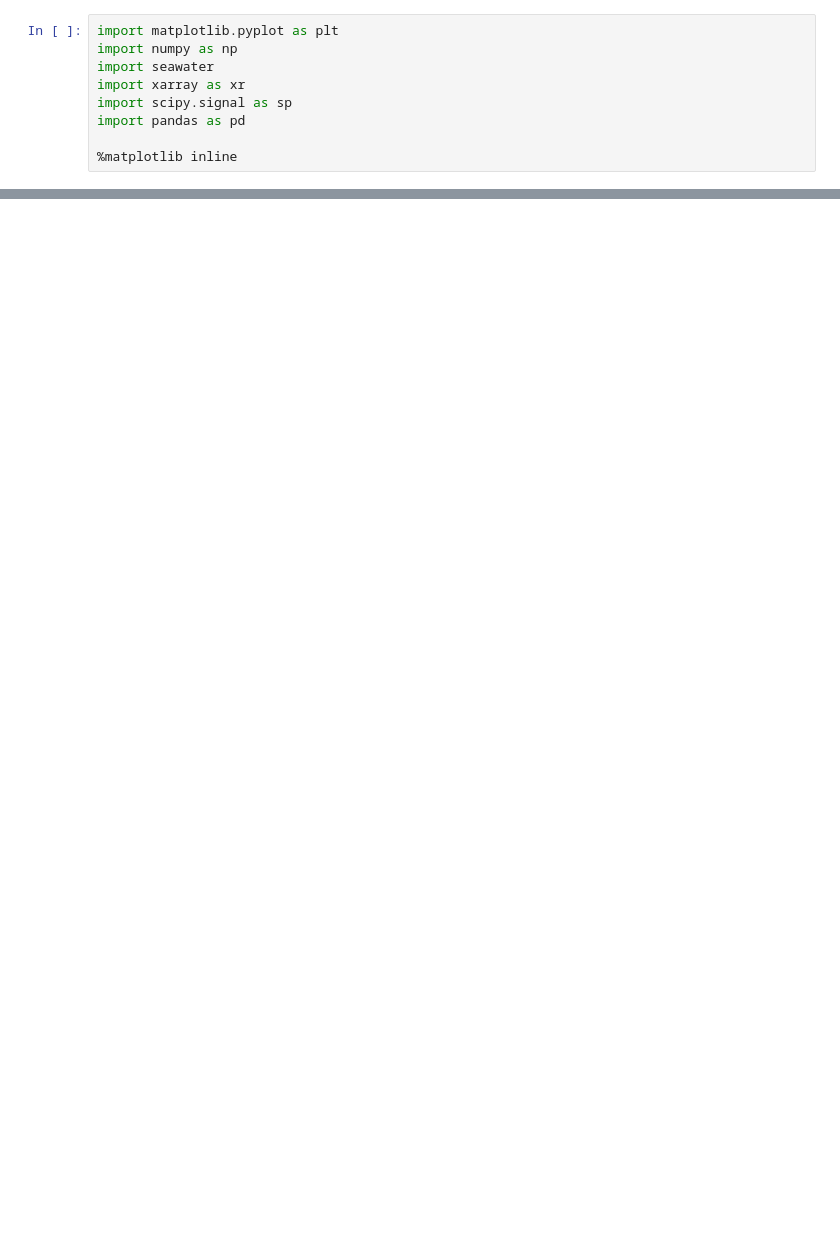
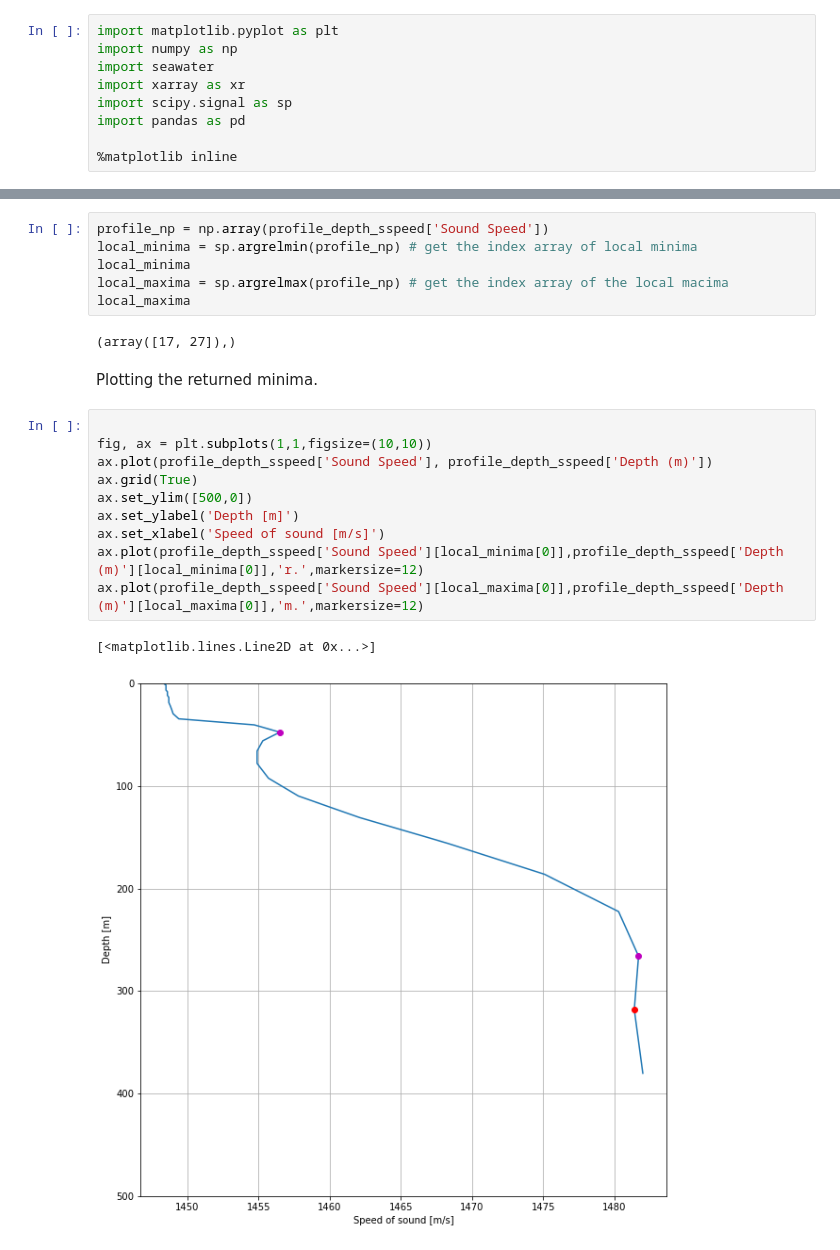
Before and after one commit to BaruaSourav/Ocean-Nav, a Jupyter notebook: Potential Sub Surface channel.ipynb, the cells around one changed output, grey strips where cells are left out. Drawn from its saved outputs; the diff is of its cells as text; blank space fills up the shorter version.

```diff
--- a/Potential Sub Surface channel.ipynb
+++ b/Potential Sub Surface channel.ipynb
@@ -38,0 +59,23 @@ profile
+# %%
+profile_np = np.array(profile_depth_sspeed['Sound Speed'])
+local_minima = sp.argrelmin(profile_np) # get the index array of local minima
+local_minima
+local_maxima = sp.argrelmax(profile_np) # get the index array of the local macima
+local_maxima
+# %% [output]
+(array([17, 27]),)
+# %% [markdown]
+Plotting the returned minima.
+# %%
+
+fig, ax = plt.subplots(1,1,figsize=(10,10))
+ax.plot(profile_depth_sspeed['Sound Speed'], profile_depth_sspeed['Depth (m)'])
+ax.grid(True)
+ax.set_ylim([500,0])
+ax.set_ylabel('Depth [m]')
+ax.set_xlabel('Speed of sound [m/s]')
+ax.plot(profile_depth_sspeed['Sound Speed'][local_minima[0]],profile_depth_sspeed['Depth (m)'][local_minima[0]],'r.',markersize=12)
+ax.plot(profile_depth_sspeed['Sound Speed'][local_maxima[0]],profile_depth_sspeed['Depth (m)'][local_maxima[0]],'m.',markersize=12)
+# %% [output]
+[<matplotlib.lines.Line2D at 0x...>]
+[figure, added]
```
Also changed, not shown: parts of 6 cells of this notebook, 1 other file.
